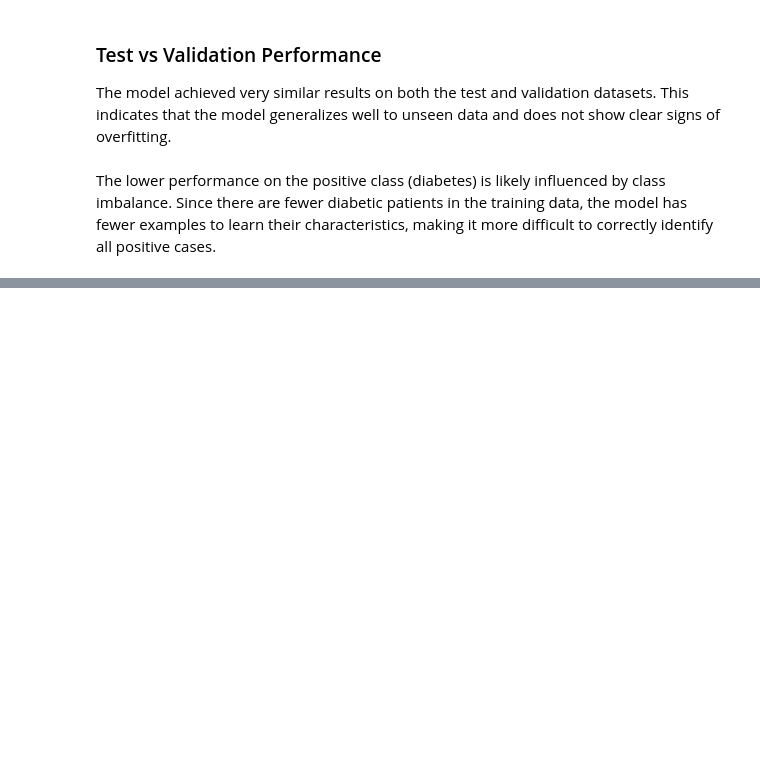
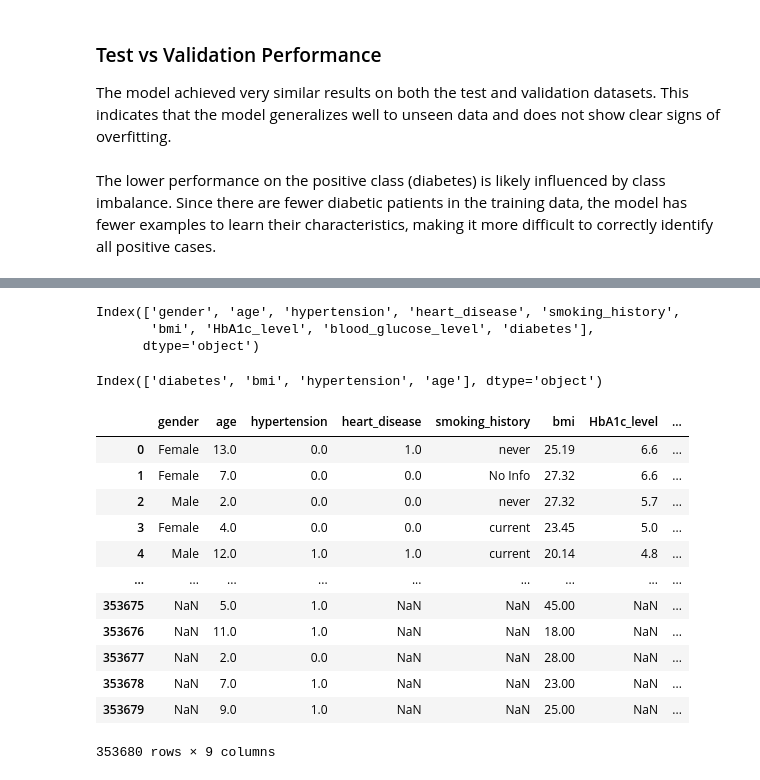
Before and after one commit to plamensve/SU_ML_RETAKE_EXAM_2026, a Jupyter notebook: notebooks/04_modeling.ipynb, the cells around one changed output, grey strips where cells are left out. Drawn from its saved outputs; the diff is of its cells as text; code cells hidden in the pictures; blank space fills up the shorter version.

Commit message:
ADD: combined dataset with less features - the worst results EVER

```diff
--- a/notebooks/04_modeling.ipynb
+++ b/notebooks/04_modeling.ipynb
@@ -626,0 +641,52 @@ The lower performance on the positive class (diabetes) is likely influenced by c
+# %%
+first_dataset = pd.read_csv('../data/processed/working_dataset.csv')
+first_dataset = first_dataset.copy()
+# %%
+first_dataset["age"] = pd.cut(
+    first_dataset["age"],
+    bins=[0, 25, 30, 35, 40, 45, 50, 55, 60, 65, 70, 75, 80, float("inf")],
+    labels=[1, 2, 3, 4, 5, 6, 7, 8, 9, 10, 11, 12, 13],
+    right=False
+)
+
+first_dataset["age"] = first_dataset["age"].astype("Int64")
+# %%
+second_dataset = pd.read_csv('../data/raw/diabetes_binary_health_indicators_BRFSS2015.csv')
+# Source link to the original dataset: https://www.kaggle.com/datasets/alexteboul/diabetes-health-indicators-dataset?utm_source=chatgpt.com&select=diabetes_binary_health_indicators_BRFSS2015.csv
+
+second_dataset = second_dataset[['Diabetes_binary', 'BMI', 'HighBP', 'Age']].copy()
+second_dataset = second_dataset.rename(columns={
+    "Diabetes_binary": "diabetes",
+    "BMI": "bmi",
+    "HighBP": "hypertension",
+    "Age": "age"
+})
+# %%
+first_dataset.columns
+# %% [output]
+Index(['gender', 'age', 'hypertension', 'heart_disease', 'smoking_history',
+       'bmi', 'HbA1c_level', 'blood_glucose_level', 'diabetes'],
+      dtype='object')
+# %%
+second_dataset.columns
+# %% [output]
+Index(['diabetes', 'bmi', 'hypertension', 'age'], dtype='object')
+# %%
+combined_dataset = pd.concat(
+    [first_dataset, second_dataset],
+    ignore_index=True
+)
+# %% [output]
+|  | gender | age | hypertension | heart_disease | smoking_history | bmi | HbA1c_level | ... |
+| 0 | Female | 13.0 | 0.0 | 1.0 | never | 25.19 | 6.6 | ... |
+| 1 | Female | 7.0 | 0.0 | 0.0 | No Info | 27.32 | 6.6 | ... |
+| 2 | Male | 2.0 | 0.0 | 0.0 | never | 27.32 | 5.7 | ... |
+| 3 | Female | 4.0 | 0.0 | 0.0 | current | 23.45 | 5.0 | ... |
+| 4 | Male | 12.0 | 1.0 | 1.0 | current | 20.14 | 4.8 | ... |
+| ... | ... | ... | ... | ... | ... | ... | ... | ... |
+| 353675 | NaN | 5.0 | 1.0 | NaN | NaN | 45.00 | NaN | ... |
+| 353676 | NaN | 11.0 | 1.0 | NaN | NaN | 18.00 | NaN | ... |
+| 353677 | NaN | 2.0 | 0.0 | NaN | NaN | 28.00 | NaN | ... |
+| 353678 | NaN | 7.0 | 1.0 | NaN | NaN | 23.00 | NaN | ... |
+| 353679 | NaN | 9.0 | 1.0 | NaN | NaN | 25.00 | NaN | ... |
+353680 rows × 9 columns
```
Also changed, not shown: parts of 12 cells of this notebook, 4 other files.
